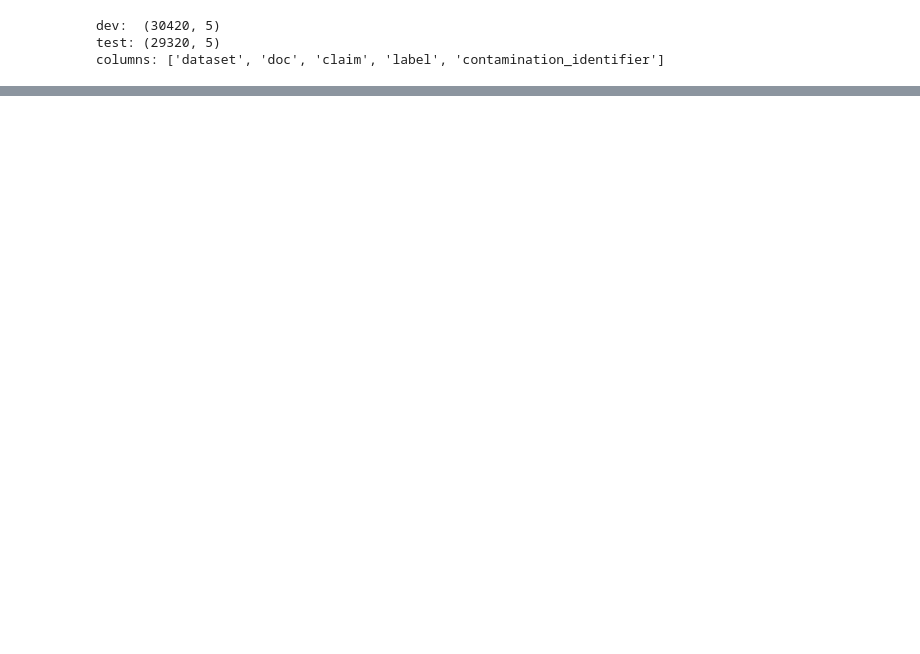
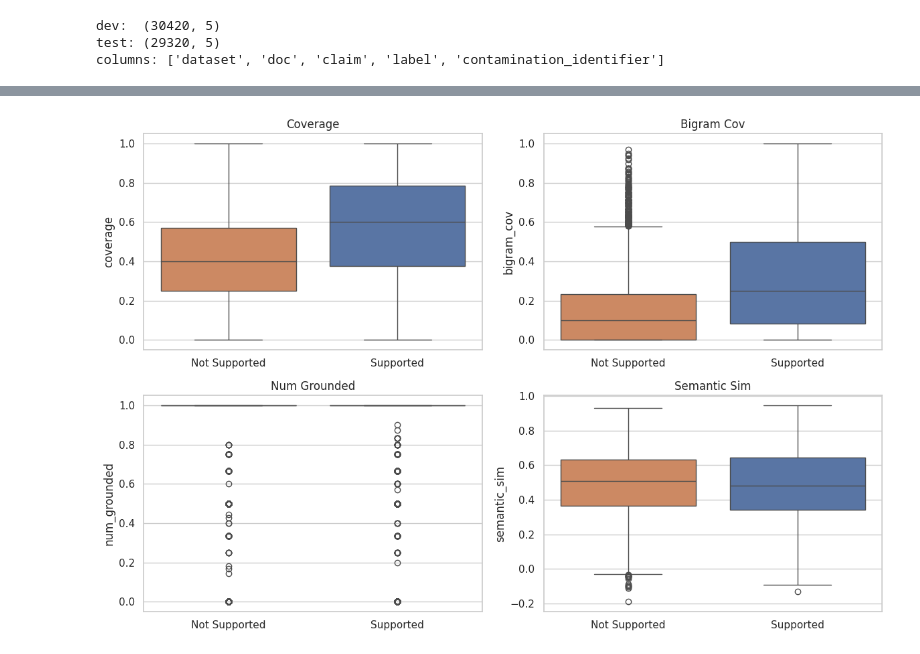
Before and after one commit to lexinejazly-asuncion/Hallucination_Detection, a Jupyter notebook: Hallucination_Detection.ipynb, the cells around one changed output, grey strips where cells are left out. Cells and saved outputs as stored; diff of their text form; code cells hidden in the pictures; blank space fills up the shorter version.

```diff
--- a/Hallucination_Detection.ipynb
+++ b/Hallucination_Detection.ipynb
@@ -75,6 +55,0 @@ test:  29,320  (held out)
-# %%
-# Statified split check
-print("\nLabel balance per split:")
-for name, df in [("train", train_df), ("val", val_df)]:
-    pct = df["label"].mean() * 100
-    print(f"  {name}: {pct:.1f}% supported (label=1)")
@@ -1014,0 +447,12 @@ check_length_bias_by_label(hall_dec_pd, 'answer_len')
+# %%
+# Do features separate the classes? Boxplots by label.
+show = ["coverage", "bigram_cov", "num_grounded", "semantic_sim"]
+fig, axes = plt.subplots(2, 2, figsize=(12, 8))
+for ax, feat in zip(axes.flatten(), show):
+    sns.boxplot(data=train_df, x="label", y=feat, hue="label",
+                palette=["#DD8452", "#4C72B0"], legend=False, ax=ax)
+    ax.set_xticks([0, 1]); ax.set_xticklabels(["Not Supported", "Supported"])
+    ax.set_title(feat.replace("_", " ").title()); ax.set_xlabel("")
+plt.tight_layout(); plt.show()
+# %% [output]
+[figure, added]
```
Also changed, not shown: parts of 114 cells of this notebook.
